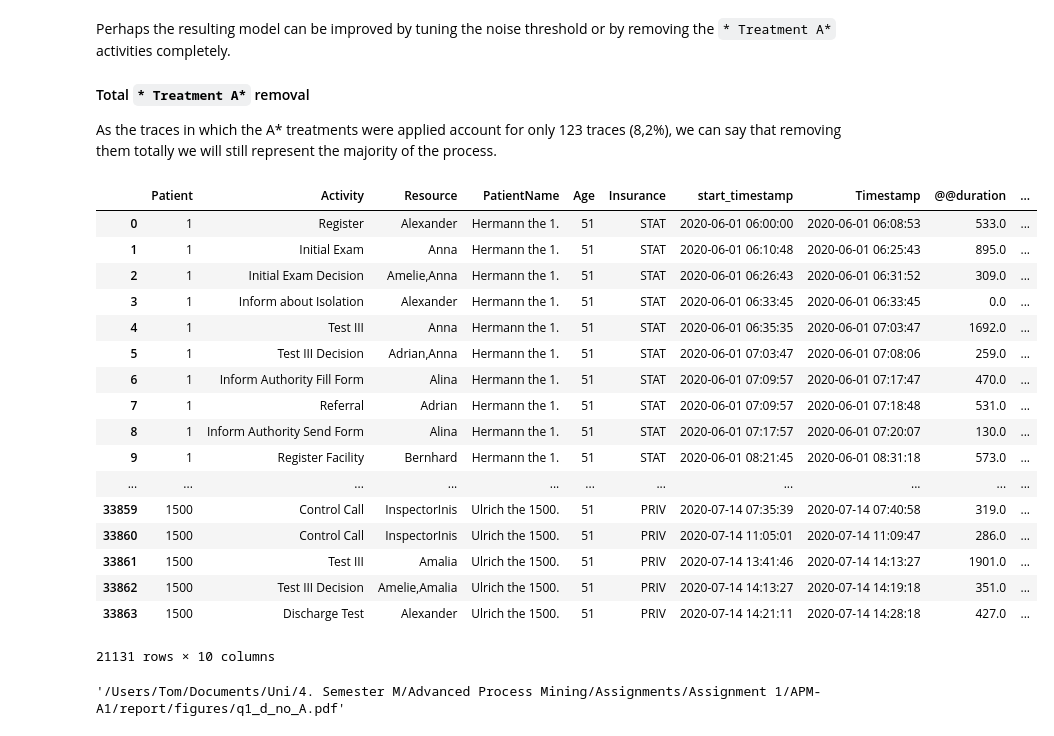
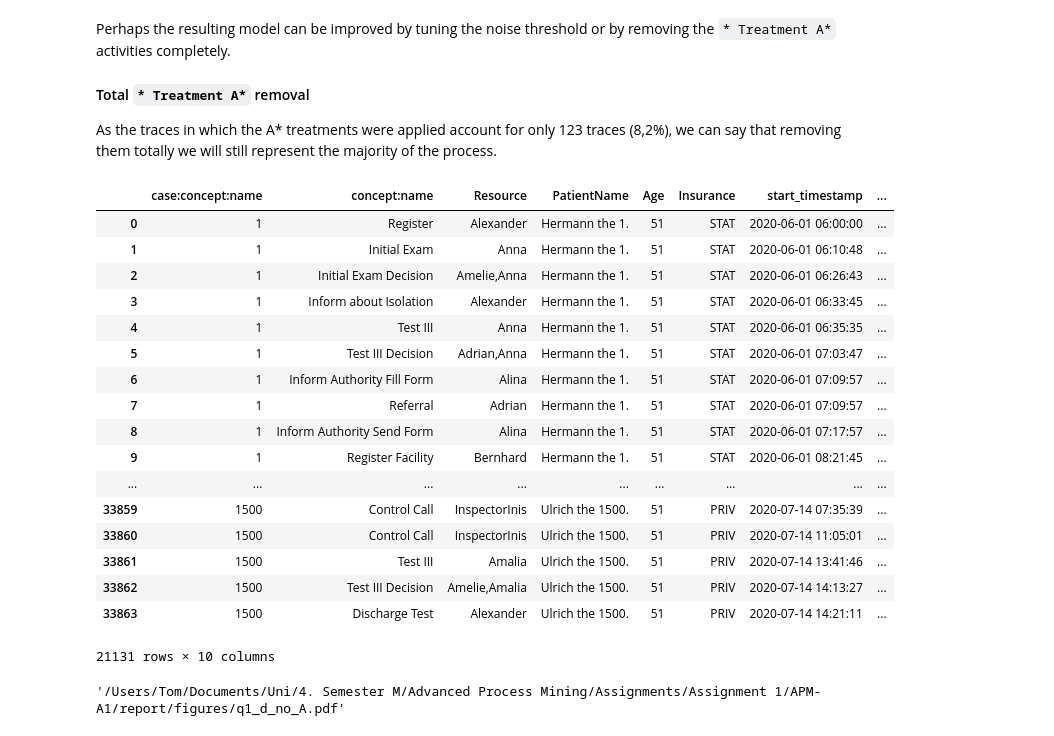
Before and after one commit to brunompacheco/APM-A1, a Jupyter notebook: notebooks/Q1_Inductive_Miner.ipynb, the cells around one changed output. Cells and saved outputs as stored; diff of their text form; code cells hidden in the pictures.

Commit message:
work on Q3, changed column names in Q1

```diff
--- a/notebooks/Q1_Inductive_Miner.ipynb
+++ b/notebooks/Q1_Inductive_Miner.ipynb
@@ -18,7 +18,8 @@ data_path = os.path.join(PROJ_ROOT, 'data', 'log.csv')
 
 assert os.path.exists(data_path)
 
-df_log = pd.read_csv(data_path)
+# load csv and rename patieent and activity column
+df_log = pd.read_csv(data_path).rename(columns={"Patient":"case:concept:name", "Activity":"concept:name"})
 
 df_log.head()
 # %% [output]
@@ -184,20 +185,20 @@ new_cc_name = 'Control Call (+)'
 split_on_activity = 'Test III'
 
 # get `Test III` moment
-df_log_test = df_log[df_log['Activity'] == split_on_activity]
-split_timestamp = df_log_test.groupby('Patient')['Timestamp'].first()
+df_log_test = df_log[df_log['concept:name'] == split_on_activity]
+split_timestamp = df_log_test.groupby('case:concept:name')['Timestamp'].first()
 
 # map timestamp to whole patient trace
 df_renaming = df_log.copy()
-df_renaming[split_on_activity + ' Timestamp'] = df_log['Patient'].map(split_timestamp)
+df_renaming[split_on_activity + ' Timestamp'] = df_log['case:concept:name'].map(split_timestamp)
 
 # renames `Control Call` activities that happen after `Test III`
-new_cc = df_renaming['Activity'].str.replace('Control Call', new_cc_name)
-df_renaming['Activity'] = new_cc.where(
+new_cc = df_renaming['concept:name'].str.replace('Control Call', new_cc_name)
+df_renaming['concept:name'] = new_cc.where(
     df_renaming['Timestamp'] > df_renaming[split_on_activity + ' Timestamp'],
-    df_renaming['Activity']
+    df_renaming['concept:name']
 )
-df_renaming['Activity'].value_counts()
+df_renaming['concept:name'].value_counts()
 # %% [output]
 Control Call                        5082
 Control Call (+)                    4872
@@ -242,5 +243,5 @@ Name: Activity, dtype: int64
 # %%
-renamed_traces = df_renaming.groupby('Patient')['Activity'].apply(np.array)
+renamed_traces = df_renaming.groupby('case:concept:name')['concept:name'].apply(np.array)
 
 renamed_traces.sample(10).values
 # %% [output]
@@ -402,27 +403,27 @@ Perhaps the resulting model can be improved by tuning the noise threshold or by
 
 As the traces in which the A* treatments were applied account for only 123 traces (8,2%), we can say that removing them totally we will still represent the majority of the process.
 # %%
-df_no_A = df_renaming[~df_renaming['Patient'].isin(treatment_A_traces.index)]
+df_no_A = df_renaming[~df_renaming['case:concept:name'].isin(treatment_A_traces.index)]
 
 df_no_A
 # %% [output]
-|  | Patient | Activity | Resource | PatientName | Age | Insurance | start_timestamp | Timestamp | @@duration | ... |
-| 0 | 1 | Register | Alexander | Hermann the 1. | 51 | STAT | 2020-06-01 06:00:00 | 2020-06-01 06:08:53 | 533.0 | ... |
-| 1 | 1 | Initial Exam | Anna | Hermann the 1. | 51 | STAT | 2020-06-01 06:10:48 | 2020-06-01 06:25:43 | 895.0 | ... |
-| 2 | 1 | Initial Exam Decision | Amelie,Anna | Hermann the 1. | 51 | STAT | 2020-06-01 06:26:43 | 2020-06-01 06:31:52 | 309.0 | ... |
-| 3 | 1 | Inform about Isolation | Alexander | Hermann the 1. | 51 | STAT | 2020-06-01 06:33:45 | 2020-06-01 06:33:45 | 0.0 | ... |
-| 4 | 1 | Test III | Anna | Hermann the 1. | 51 | STAT | 2020-06-01 06:35:35 | 2020-06-01 07:03:47 | 1692.0 | ... |
-| 5 | 1 | Test III Decision | Adrian,Anna | Hermann the 1. | 51 | STAT | 2020-06-01 07:03:47 | 2020-06-01 07:08:06 | 259.0 | ... |
-| 6 | 1 | Inform Authority Fill Form | Alina | Hermann the 1. | 51 | STAT | 2020-06-01 07:09:57 | 2020-06-01 07:17:47 | 470.0 | ... |
-| 7 | 1 | Referral | Adrian | Hermann the 1. | 51 | STAT | 2020-06-01 07:09:57 | 2020-06-01 07:18:48 | 531.0 | ... |
-| 8 | 1 | Inform Authority Send Form | Alina | Hermann the 1. | 51 | STAT | 2020-06-01 07:17:57 | 2020-06-01 07:20:07 | 130.0 | ... |
-| 9 | 1 | Register Facility | Bernhard | Hermann the 1. | 51 | STAT | 2020-06-01 08:21:45 | 2020-06-01 08:31:18 | 573.0 | ... |
-| ... | ... | ... | ... | ... | ... | ... | ... | ... | ... | ... |
-| 33859 | 1500 | Control Call | InspectorInis | Ulrich the 1500. | 51 | PRIV | 2020-07-14 07:35:39 | 2020-07-14 07:40:58 | 319.0 | ... |
-| 33860 | 1500 | Control Call | InspectorInis | Ulrich the 1500. | 51 | PRIV | 2020-07-14 11:05:01 | 2020-07-14 11:09:47 | 286.0 | ... |
-| 33861 | 1500 | Test III | Amalia | Ulrich the 1500. | 51 | PRIV | 2020-07-14 13:41:46 | 2020-07-14 14:13:27 | 1901.0 | ... |
-| 33862 | 1500 | Test III Decision | Amelie,Amalia | Ulrich the 1500. | 51 | PRIV | 2020-07-14 14:13:27 | 2020-07-14 14:19:18 | 351.0 | ... |
-| 33863 | 1500 | Discharge Test | Alexander | Ulrich the 1500. | 51 | PRIV | 2020-07-14 14:21:11 | 2020-07-14 14:28:18 | 427.0 | ... |
+|  | case:concept:name | concept:name | Resource | PatientName | Age | Insurance | start_timestamp | ... |
+| 0 | 1 | Register | Alexander | Hermann the 1. | 51 | STAT | 2020-06-01 06:00:00 | ... |
+| 1 | 1 | Initial Exam | Anna | Hermann the 1. | 51 | STAT | 2020-06-01 06:10:48 | ... |
+| 2 | 1 | Initial Exam Decision | Amelie,Anna | Hermann the 1. | 51 | STAT | 2020-06-01 06:26:43 | ... |
+| 3 | 1 | Inform about Isolation | Alexander | Hermann the 1. | 51 | STAT | 2020-06-01 06:33:45 | ... |
+| 4 | 1 | Test III | Anna | Hermann the 1. | 51 | STAT | 2020-06-01 06:35:35 | ... |
+| 5 | 1 | Test III Decision | Adrian,Anna | Hermann the 1. | 51 | STAT | 2020-06-01 07:03:47 | ... |
+| 6 | 1 | Inform Authority Fill Form | Alina | Hermann the 1. | 51 | STAT | 2020-06-01 07:09:57 | ... |
+| 7 | 1 | Referral | Adrian | Hermann the 1. | 51 | STAT | 2020-06-01 07:09:57 | ... |
+| 8 | 1 | Inform Authority Send Form | Alina | Hermann the 1. | 51 | STAT | 2020-06-01 07:17:57 | ... |
+| 9 | 1 | Register Facility | Bernhard | Hermann the 1. | 51 | STAT | 2020-06-01 08:21:45 | ... |
+| ... | ... | ... | ... | ... | ... | ... | ... | ... |
+| 33859 | 1500 | Control Call | InspectorInis | Ulrich the 1500. | 51 | PRIV | 2020-07-14 07:35:39 | ... |
+| 33860 | 1500 | Control Call | InspectorInis | Ulrich the 1500. | 51 | PRIV | 2020-07-14 11:05:01 | ... |
+| 33861 | 1500 | Test III | Amalia | Ulrich the 1500. | 51 | PRIV | 2020-07-14 13:41:46 | ... |
+| 33862 | 1500 | Test III Decision | Amelie,Amalia | Ulrich the 1500. | 51 | PRIV | 2020-07-14 14:13:27 | ... |
+| 33863 | 1500 | Discharge Test | Alexander | Ulrich the 1500. | 51 | PRIV | 2020-07-14 14:21:11 | ... |
 21131 rows × 10 columns
 # %%
 log_no_A = log_converter.apply(df_no_A, parameters=param_keys)
```
Also changed, not shown: parts of 20 cells of this notebook, 2 other files.
